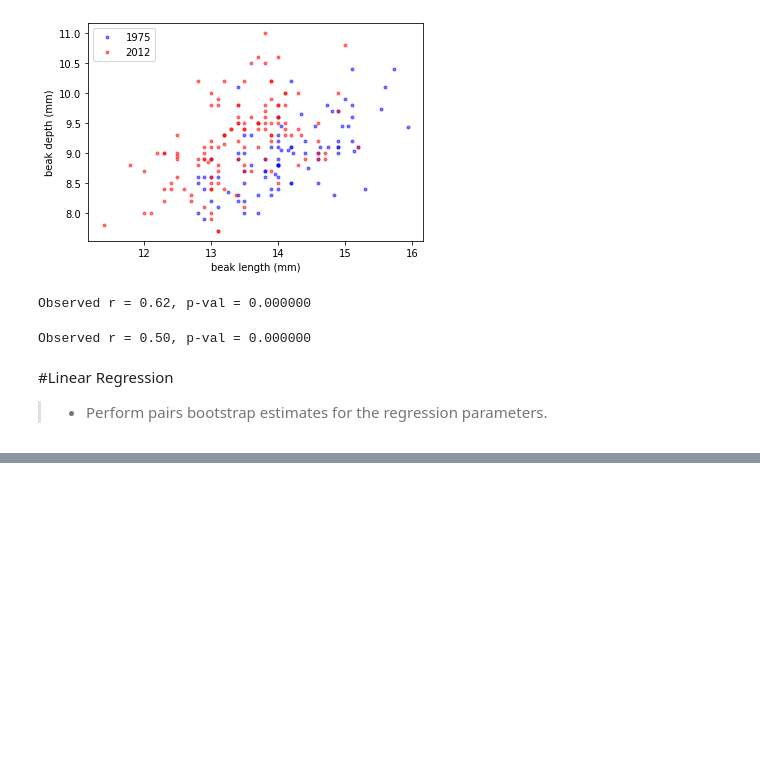
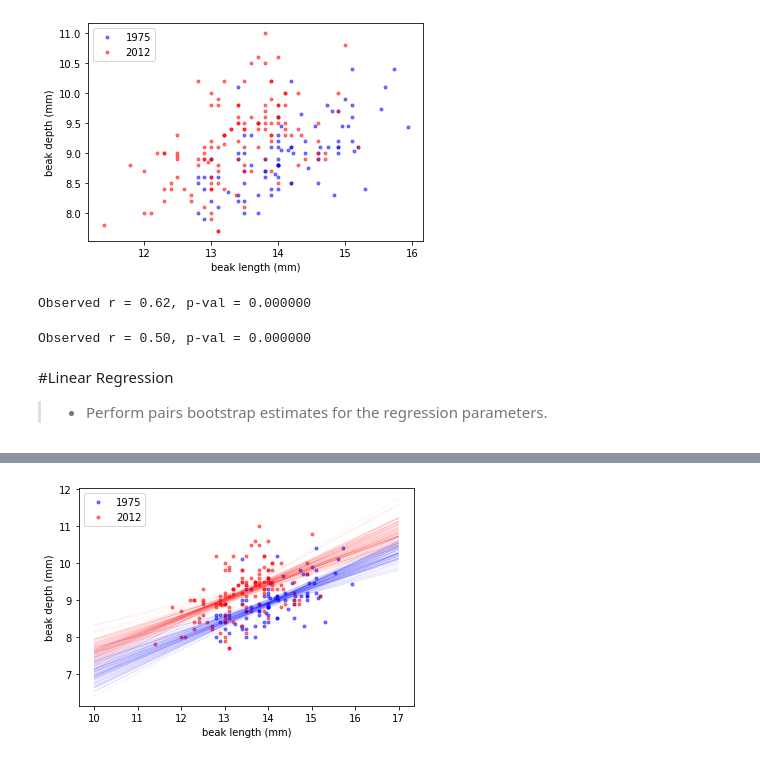
Before and after one commit to kimdesok/Statistical-Thinking-in-Python-Part-2, a Jupyter notebook: Stats_by_Python9.ipynb, the cells around one changed output, grey strips where cells are left out. Saved outputs shown, nothing was run; the diff lists cells and outputs as text; code cells hidden in the pictures; blank space fills up the shorter version.

```diff
--- a/Stats_by_Python9.ipynb
+++ b/Stats_by_Python9.ipynb
@@ -300,0 +300,28 @@ print('2012: intercept =', intercept_2012,
+# %%
+# Make scatter plot of 1975 data
+_ = plt.plot(bl_1975_, bd_1975_, marker='.',
+             linestyle='none', color='blue', alpha=0.5)
+
+# Make scatter plot of 2012 data
+_ = plt.plot(bl_2012_, bd_2012_, marker='.',
+             linestyle='none', color='red', alpha=0.5)
+
+# Label axes and make legend
+_ = plt.xlabel('beak length (mm)')
+_ = plt.ylabel('beak depth (mm)')
+_ = plt.legend(('1975', '2012'), loc='upper left')
+
+# Generate x-values for bootstrap lines: x
+x = np.array([10, 17])
+
+# Plot the bootstrap lines
+for i in range(100):
+    plt.plot(x, bs_slope_reps_1975[i]*x+bs_intercept_reps_1975[i],
+             linewidth=0.5, alpha=0.1, color='blue')
+    plt.plot(x, bs_slope_reps_2012[i]*x+bs_intercept_reps_2012[i],
+             linewidth=0.5, alpha=0.1, color='red')
+
+# Draw the plot again
+plt.show()
+# %% [output]
+[figure, added]
```
Also changed, not shown: parts of 3 cells of this notebook.
